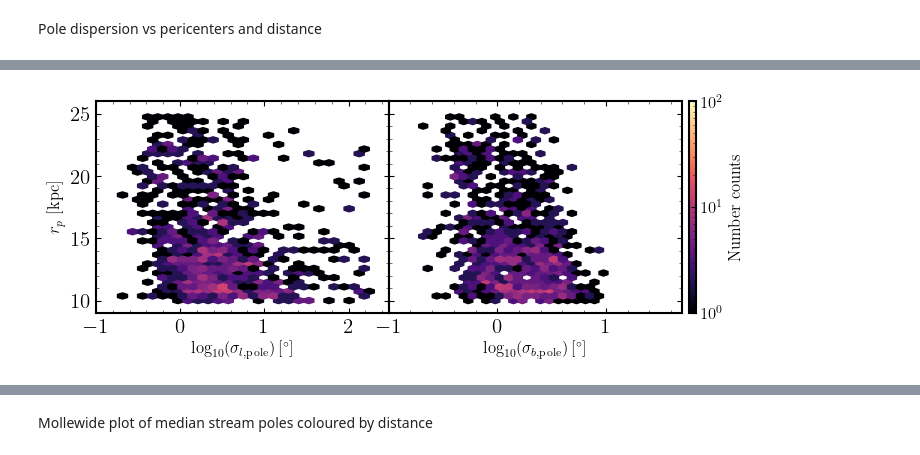
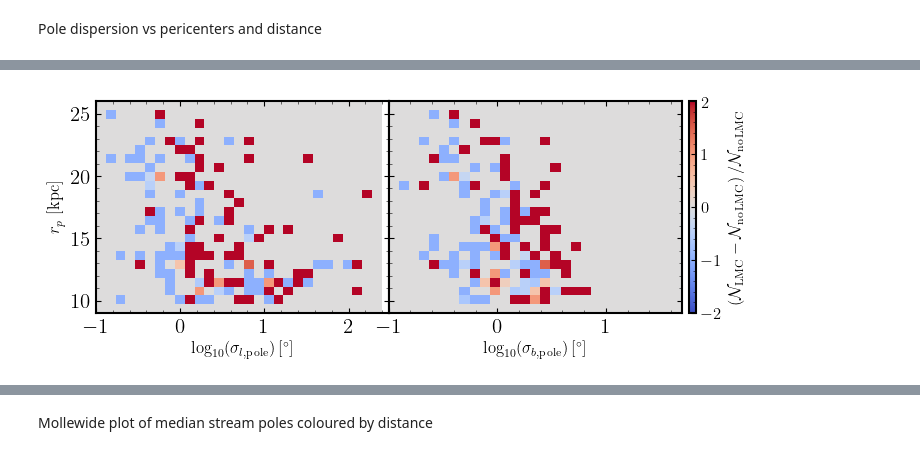
Before and after one commit to dc-broo3/oceanus, a Jupyter notebook: analysis/visualisation.ipynb, the cells around one changed output, grey strips where cells are left out. Cells and saved outputs as stored; diff of their text form; code cells hidden in the pictures.

```diff
--- a/analysis/visualisation.ipynb
+++ b/analysis/visualisation.ipynb
@@ -919,7 +816,50 @@ def poledisp_peri(poledis_l, poledis_b, pericenters, mass, plotname, potential,
+# %%
+def RELHIST_poledisp_peri(poledis_l, poledis_b, pericenters, plotname, potential, savefig=False):
+
+    fig, ax = plt.subplots(1,2, figsize=(9,2.75), sharey='row')
+
+    plt.subplots_adjust(wspace=0.)
+    plt.sca(ax[0])
+
+    xbins = np.linspace(np.log10(0.1), np.log10(250), 30)
+    ybins = np.linspace(9, 26 , 25)
+    h, xedges, yedges, image = plt.hist2d(np.log10(poledis_l[0]), pericenters[0], bins=(xbins, ybins))
+    h0, xedges1, yedges1, image1 = plt.hist2d(np.log10(poledis_l[1]), pericenters[1], bins=(xbins, ybins))
+
+    rel_diff = (h - h0) / h0
+    rel_diff[np.isnan(rel_diff)] = 0
+    rel_diff[np.isinf(rel_diff)] = 100
+    plot=plt.pcolormesh(xedges, yedges, rel_diff.T, cmap='coolwarm', vmin=-2, vmax=2, rasterized=True)
+
+    plt.xlabel(r'$\log_{10}(\sigma_{l,\mathrm{pole}})\,[^\circ]$')
+    plt.xlim(np.log10(0.1),np.log10(300))
+    plt.ylim(9,26)
+    plt.ylabel('$r_p$ [kpc]')
+
+    plt.sca(ax[1])
+    xbins = np.linspace(np.log10(0.1), np.log10(50), 30)
+    ybins = np.linspace(9, 26, 25)
+    h, xedges, yedges, image = plt.hist2d(np.log10(poledis_b[0]), pericenters[0], bins=(xbins, ybins))
+    h0, xedges1, yedges1, image1 = plt.hist2d(np.log10(poledis_b[1]), pericenters[1], bins=(xbins, ybins))
+
+    rel_diff = (h - h0) / h0
+    rel_diff[np.isnan(rel_diff)] = 0
+    rel_diff[np.isinf(rel_diff)] = 100
+    plot=plt.pcolormesh(xedges, yedges, rel_diff.T, cmap='coolwarm', vmin=-2, vmax=2, rasterized=True)
+
+    plt.xlim(np.log10(0.1),np.log10(50))
+    plt.xlabel(r'$\log_{10}(\sigma_{b,\mathrm{pole}})\,[^\circ]$')
+
+    cb = fig.colorbar(plot, ax=[ax[0], ax[1]],location='right', aspect=30, pad=0.01)
+    cb.set_label(r'$\left( \mathcal{N}_{\mathrm{LMC}} - \mathcal{N}_{\mathrm{no\,LMC}} \right) / \mathcal{N}_{\mathrm{no\,LMC}}$')
+    cb.ax.tick_params(labelsize=12)
+
+    if savefig==True:
+        plt.savefig('/mnt/ceph/users/rbrooks/oceanus/analysis/figures/{}'.format(plotname + '_' + potential))
 # %%
-poledisp_peri(pole_l_dis, pole_b_dis, peris, masses, 'poledisp_peri', pot, False)
+RELHIST_poledisp_peri(pole_l_dis_joint, pole_b_dis_joint, peris_joint, 'poledisp_peri', pot, False)
 # %% [output]
-[figure, old version]
+[figure, new version]
 # %%
 def poledisp_distance(poledis_l, poledis_b, distances, mass, plotname, potential, savefig=False):
 
```
Also changed, not shown: parts of 34 cells of this notebook, 17 other files.
